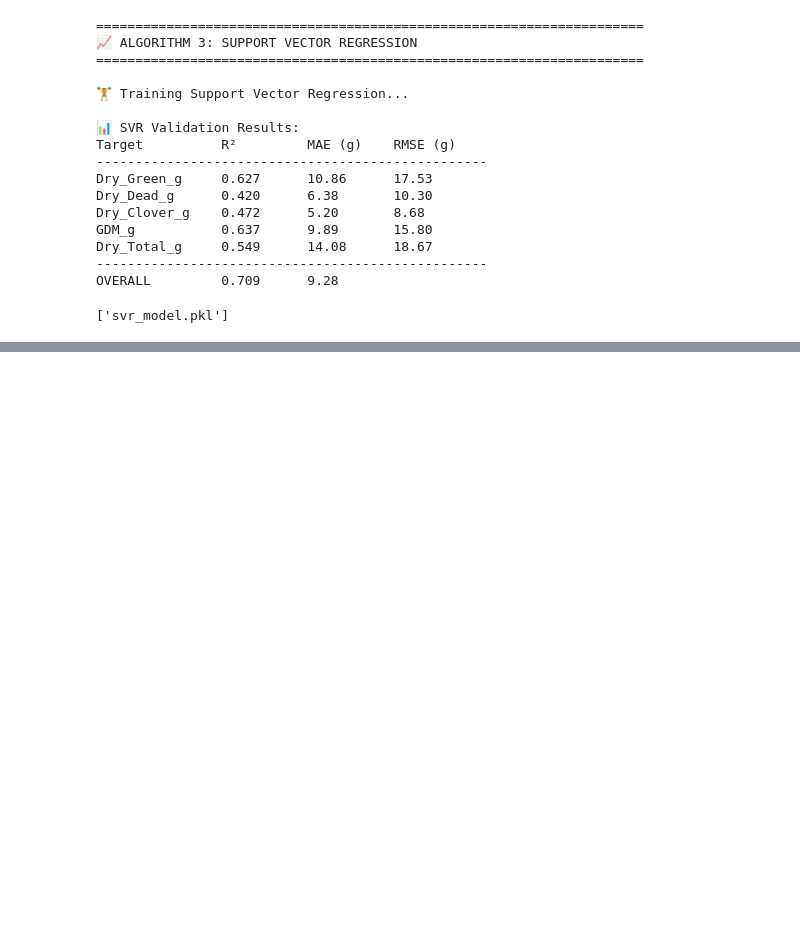
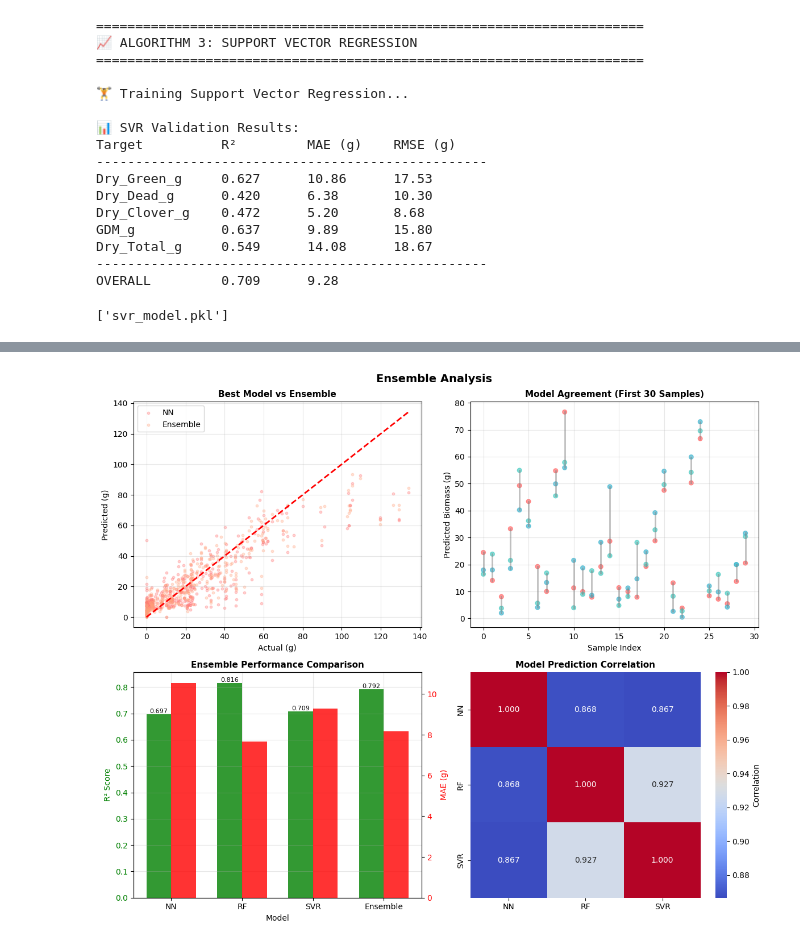
Before and after one commit to sangeethasanthiralingam/CSIRO-Image2Biomass-Prediction, a Jupyter notebook: notebookd42af575f1.ipynb, the cells around one changed output, grey strips where cells are left out. Cells and saved outputs as stored; diff of their text form; code cells hidden in the pictures; blank space fills up the shorter version.

```diff
--- a/notebookd42af575f1.ipynb
+++ b/notebookd42af575f1.ipynb
@@ -722,0 +1147,84 @@ plt.show()
+# %%
+ #============================================================================
+# VISUALIZATION 5: Ensemble Analysis
+# ============================================================================
+
+print("\nCreating Visualization 5: Ensemble Analysis...")
+
+fig, axes = plt.subplots(2, 2, figsize=(12, 10))
+
+# Best model vs Ensemble
+ax = axes[0, 0]
+ensemble_preds = (nn_preds + rf_preds + svr_preds) / 3
+
+ax.scatter(nn_targets.flatten(), nn_preds.flatten(), alpha=0.3, s=10, label='NN', color=colors[0])
+ax.scatter(nn_targets.flatten(), ensemble_preds.flatten(), alpha=0.3, s=10, label='Ensemble', color=colors[3])
+
+max_val = max(nn_targets.max(), nn_preds.max(), ensemble_preds.max())
+min_val = min(nn_targets.min(), nn_preds.min(), ensemble_preds.min())
+ax.plot([min_val, max_val], [min_val, max_val], 'r--', lw=2)
+
+ax.set_xlabel('Actual (g)', fontsize=10)
+ax.set_ylabel('Predicted (g)', fontsize=10)
+ax.set_title('Best Model vs Ensemble', fontsize=11, fontweight='bold')
+ax.legend()
+ax.grid(alpha=0.3)
+
+# Model Agreement
+ax = axes[0, 1]
+for i in range(min(30, len(nn_targets))):
+    predictions = [nn_preds.flatten()[i], rf_preds.flatten()[i], svr_preds.flatten()[i]]
+    min_pred = min(predictions)
+    max_pred = max(predictions)
+    ax.plot([i, i], [min_pred, max_pred], 'gray', alpha=0.5, linewidth=2)
+    ax.scatter([i]*3, predictions, c=colors[:3], s=30, alpha=0.7)
+
+ax.set_xlabel('Sample Index', fontsize=10)
+ax.set_ylabel('Predicted Biomass (g)', fontsize=10)
+ax.set_title('Model Agreement (First 30 Samples)', fontsize=11, fontweight='bold')
+ax.grid(alpha=0.3)
+
+# Ensemble Improvement
+ax = axes[1, 0]
+models = ['NN', 'RF', 'SVR', 'Ensemble']
+r2_scores = [overall_r2_nn, overall_r2_rf, overall_r2_svr, overall_r2_ensemble]
+mae_scores = [overall_mae_nn, overall_mae_rf, overall_mae_svr, overall_mae_ensemble]
+
+x = np.arange(len(models))
+width = 0.35
+
+ax2 = ax.twinx()
+bars1 = ax.bar(x - width/2, r2_scores, width, label='R²', alpha=0.8, color='green')
+bars2 = ax2.bar(x + width/2, mae_scores, width, label='MAE', alpha=0.8, color='red')
+
+ax.set_ylabel('R² Score', fontsize=10, color='green')
+ax2.set_ylabel('MAE (g)', fontsize=10, color='red')
+ax.set_xlabel('Model', fontsize=10)
+ax.set_xticks(x)
+ax.set_xticklabels(models)
+ax.set_title('Ensemble Performance Comparison', fontsize=11, fontweight='bold')
+ax.tick_params(axis='y', labelcolor='green')
+ax2.tick_params(axis='y', labelcolor='red')
+ax.grid(alpha=0.3)
+
+# Add values on bars
+for bar in bars1:
+    height = bar.get_height()
+    ax.text(bar.get_x() + bar.get_width()/2., height,
+            f'{height:.3f}', ha='center', va='bottom', fontsize=8)
+
+# Correlation between models
+ax = axes[1, 1]
+corr_matrix = np.corrcoef([nn_preds.flatten(), rf_preds.flatten(), svr_preds.flatten()])
+sns.heatmap(corr_matrix, annot=True, fmt='.3f', cmap='coolwarm',
+            xticklabels=['NN', 'RF', 'SVR'],
+            yticklabels=['NN', 'RF', 'SVR'], ax=ax, cbar_kws={'label': 'Correlation'})
+ax.set_title('Model Prediction Correlation', fontsize=11, fontweight='bold')
+
+plt.suptitle('Ensemble Analysis', fontsize=14, fontweight='bold')
+plt.tight_layout()
+plt.savefig('ensemble_analysis.png', dpi=120, bbox_inches='tight')
+plt.show()
+plt.close()
+print("✅ Saved: ensemble_analysis.png")
+# %% [output]
@@ -722,0 +1232 @@ plt.show()
+[figure, added]
```
Also changed, not shown: parts of 19 cells of this notebook.
